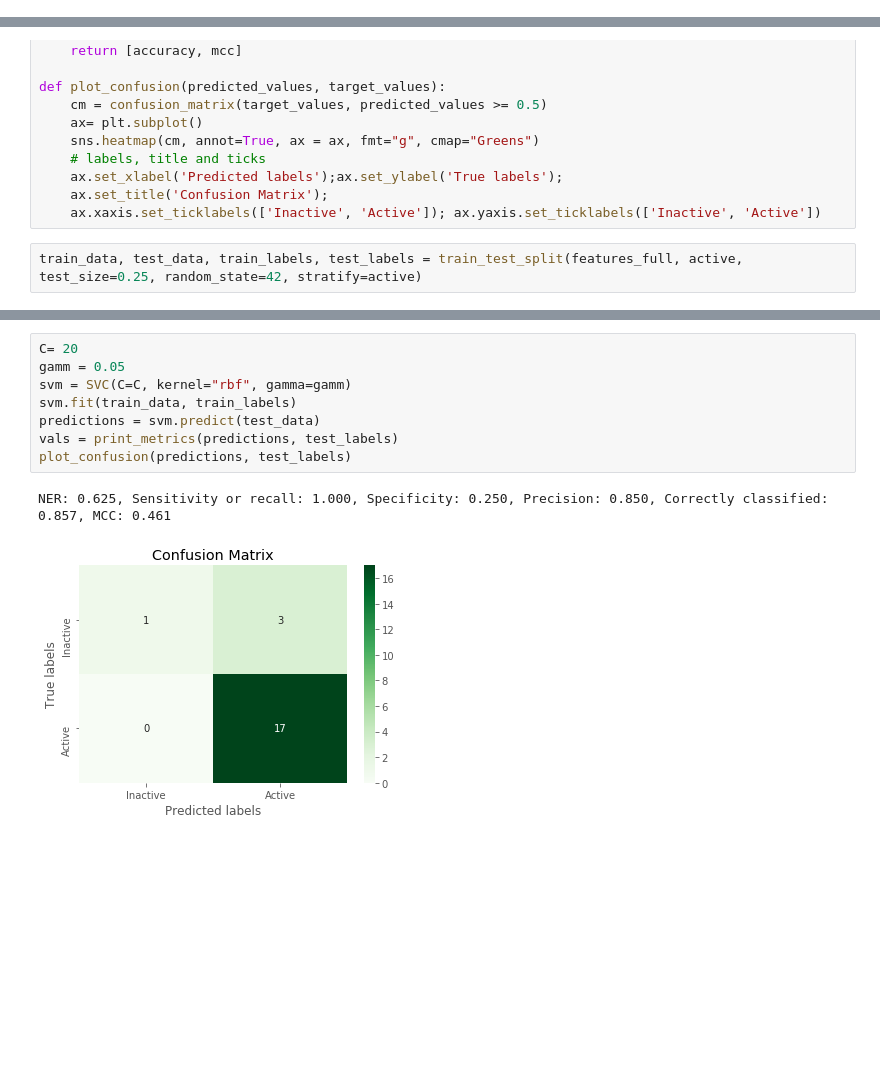
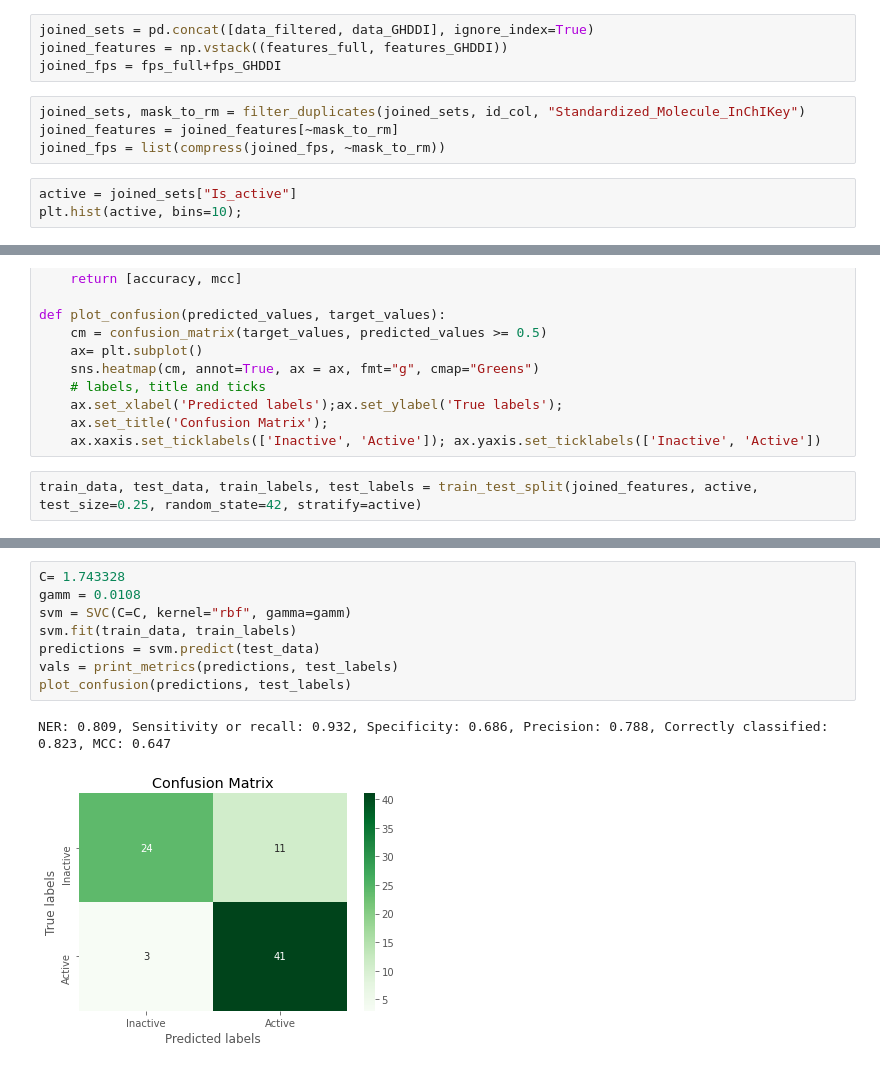
Before and after one commit to danielSoler93/drug_learning, a Jupyter notebook: drug_learning/2D/dataset_sars2.ipynb, the cells around one changed output, grey strips where cells are left out. Drawn from its saved outputs; the diff is of its cells as text; blank space fills up the shorter version.

Commit message:
Combine dataset SARS2 and GHDDI

```diff
--- a/drug_learning/2D/dataset_sars2.ipynb
+++ b/drug_learning/2D/dataset_sars2.ipynb
@@ -215,0 +254,11 @@ data_GHDDI = data_GHDDI.dropna(subset=[activity_col])
+# %%
+joined_sets = pd.concat([data_filtered, data_GHDDI], ignore_index=True)
+joined_features = np.vstack((features_full, features_GHDDI))
+joined_fps = fps_full+fps_GHDDI
+# %%
+joined_sets, mask_to_rm = filter_duplicates(joined_sets, id_col, "Standardized_Molecule_InChIKey")
+joined_features = joined_features[~mask_to_rm]
+joined_fps = list(compress(joined_fps, ~mask_to_rm))
+# %%
+active = joined_sets["Is_active"]
+plt.hist(active, bins=10);
@@ -234,7 +285,7 @@ def plot_confusion(predicted_values, target_values):
     ax.set_title('Confusion Matrix');
     ax.xaxis.set_ticklabels(['Inactive', 'Active']); ax.yaxis.set_ticklabels(['Inactive', 'Active'])
 # %%
-train_data, test_data, train_labels, test_labels = train_test_split(features_full, active, test_size=0.25, random_state=42, stratify=active)
+train_data, test_data, train_labels, test_labels = train_test_split(joined_features, active, test_size=0.25, random_state=42, stratify=active)
 # %%
 accuracy = []
 MCCs = []
@@ -471,11 +391,11 @@ plt.show()
 # %%
-C= 20
-gamm = 0.05
+C= 1.743328
+gamm = 0.0108
 svm = SVC(C=C, kernel="rbf", gamma=gamm)
 svm.fit(train_data, train_labels)
 predictions = svm.predict(test_data)
 vals = print_metrics(predictions, test_labels)
 plot_confusion(predictions, test_labels)
 # %% [output]
-NER: 0.625, Sensitivity or recall: 1.000, Specificity: 0.250, Precision: 0.850, Correctly classified: 0.857, MCC: 0.461
+NER: 0.809, Sensitivity or recall: 0.932, Specificity: 0.686, Precision: 0.788, Correctly classified: 0.823, MCC: 0.647
-[figure, old version]
+[figure, new version]
```
Also changed, not shown: parts of 24 cells of this notebook, 1 other file.
